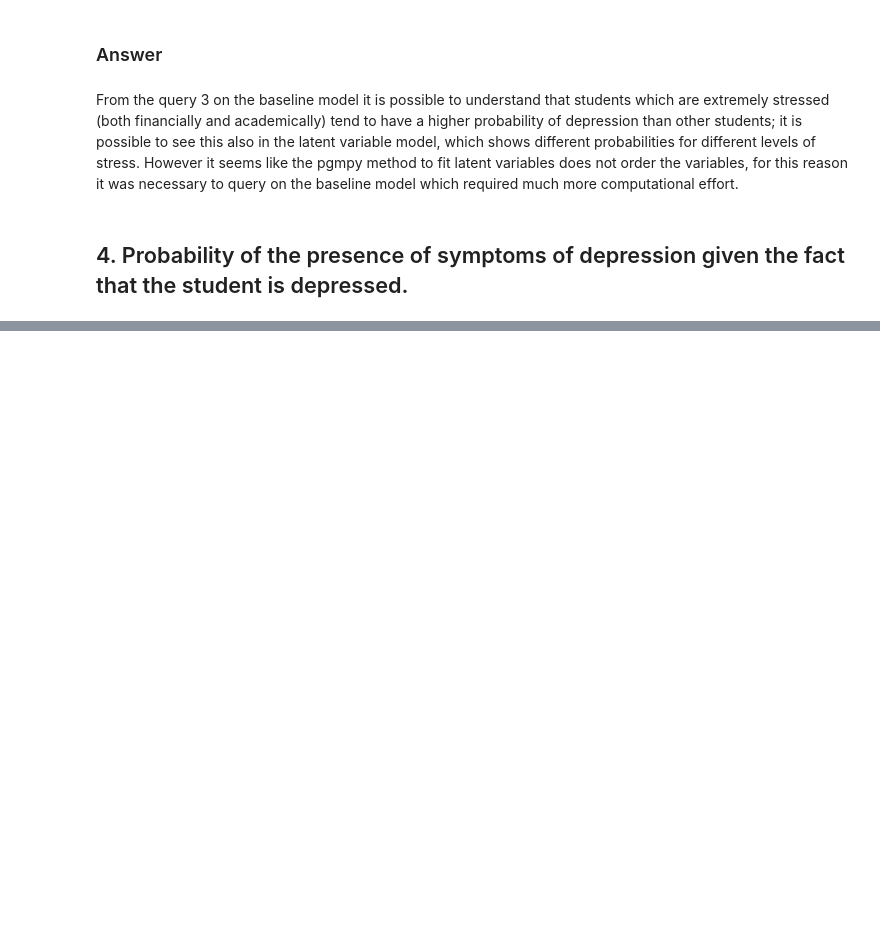
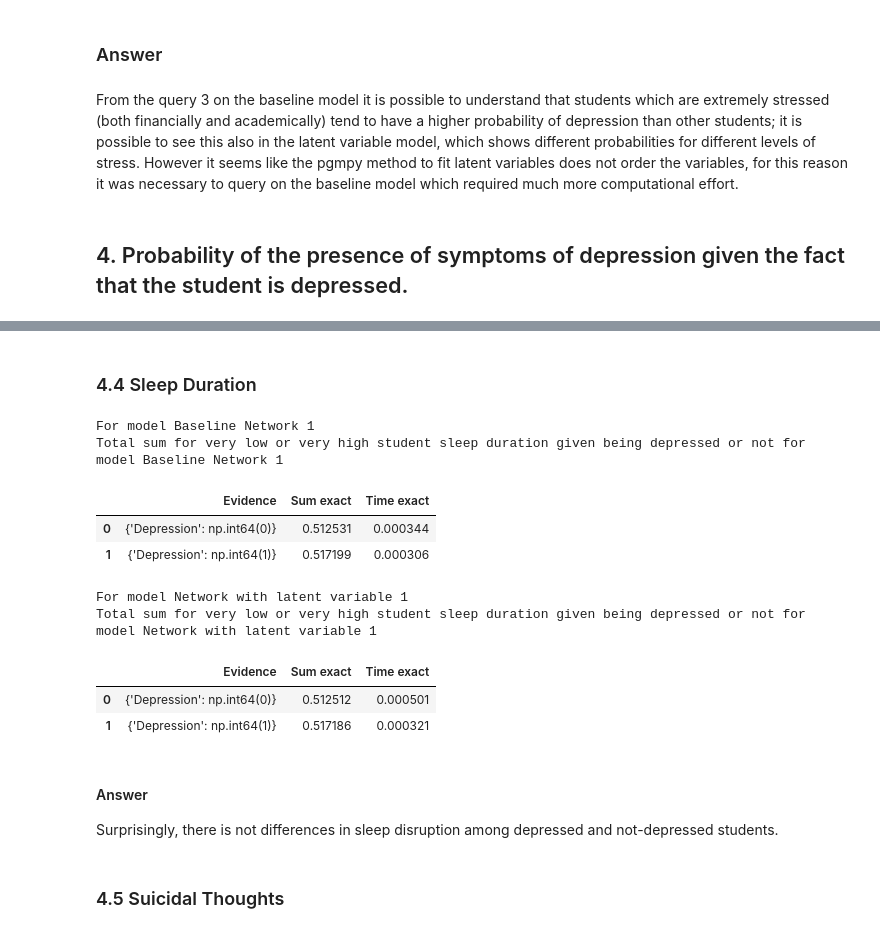
Before and after one commit to Shardyne/faikr3-project, a Jupyter notebook: network_comparison.ipynb, the cells around one changed output, grey strips where cells are left out. Saved outputs shown, nothing was run; the diff lists cells and outputs as text; code cells hidden in the pictures; blank space fills up the shorter version.

```diff
--- a/network_comparison.ipynb
+++ b/network_comparison.ipynb
@@ -843,0 +728,43 @@ Total sum for high student satisfaction given being depressed or not for model N
+# %% [markdown]
+### 4.4 Sleep Duration
+# %%
+result_df_4 = {}
+for name, model in query_models.items():
+    total_exact=0
+    time_exact=0
+    print(f"For model {name}")
+    for i in [0,3,4]: # lowest (<5 hours) or highest (>8 hours) sleep duration
+        result_df_4[name] = general_query(
+            model,
+            query_vars=["SleepDuration"],
+            attribute_evidence=["Depression"],
+            index_retrieve_values=[i],
+            show_progress=False
+        )
+        total_exact+=result_df_4[name][f'Exact_Score_SleepDuration={i}']
+        time_exact+=result_df_4[name][f'Exact_Time_SleepDuration={i}']
+
+    print(f'Total sum for very low or very high student sleep duration given being depressed or not for model {name}')
+    df_total=pd.DataFrame(data={
+        'Evidence':result_df_4[name]['Evidence'],
+        'Sum exact':total_exact,
+        'Time exact': time_exact
+    })
+    display(df_total)
+# %% [output]
+For model Baseline Network 1
+Total sum for very low or very high student sleep duration given being depressed or not for model Baseline Network 1
+|  | Evidence | Sum exact | Time exact |
+| 0 | {'Depression': np.int64(0)} | 0.512531 | 0.000344 |
+| 1 | {'Depression': np.int64(1)} | 0.517199 | 0.000306 |
+For model Network with latent variable 1
+Total sum for very low or very high student sleep duration given being depressed or not for model Network with latent variable 1
+|  | Evidence | Sum exact | Time exact |
+| 0 | {'Depression': np.int64(0)} | 0.512512 | 0.000501 |
+| 1 | {'Depression': np.int64(1)} | 0.517186 | 0.000321 |
+# %% [markdown]
+#### Answer
+
+Surprisingly, there is not differences in sleep disruption among depressed and not-depressed students.
+# %% [markdown]
+### 4.5 Suicidal Thoughts
```
Also changed, not shown: parts of 47 cells of this notebook, 8 other files.
